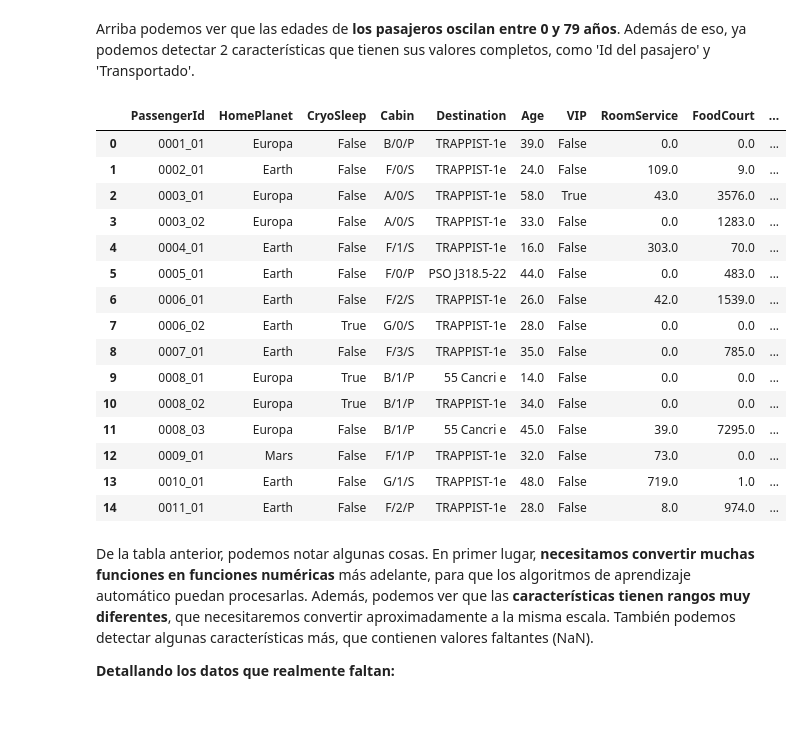
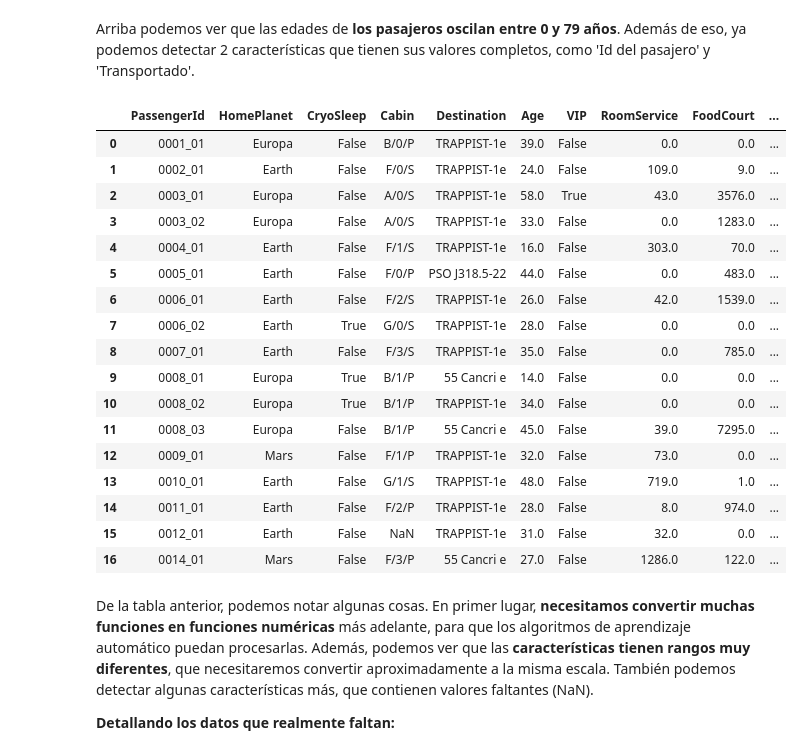
Before and after one commit to johnreyes96/modeling-and-simulation, a Jupyter notebook: src/main/python/SpaceshipTitanic.ipynb, the cells around one changed output. Saved outputs shown, nothing was run; the diff lists cells and outputs as text; code cells hidden in the pictures; blank space fills up the shorter version.

```diff
--- a/src/main/python/SpaceshipTitanic.ipynb
+++ b/src/main/python/SpaceshipTitanic.ipynb
@@ -102,24 +104,26 @@ train_df.describe()
 # %% [markdown]
 Arriba podemos ver que las edades de **los pasajeros oscilan entre 0 y 79 años**. Además de eso, ya podemos detectar 2 características que tienen sus valores completos, como 'Id del pasajero' y 'Transportado'.
 # %%
-train_df.head(15)
+train_df.head(17)
 # %% [output]
 |  | PassengerId | HomePlanet | CryoSleep | Cabin | Destination | Age | VIP | RoomService | FoodCourt | ... |
 | 0 | 0001_01 | Europa | False | B/0/P | TRAPPIST-1e | 39.0 | False | 0.0 | 0.0 | ... |
 | 1 | 0002_01 | Earth | False | F/0/S | TRAPPIST-1e | 24.0 | False | 109.0 | 9.0 | ... |
 | 2 | 0003_01 | Europa | False | A/0/S | TRAPPIST-1e | 58.0 | True | 43.0 | 3576.0 | ... |
 | 3 | 0003_02 | Europa | False | A/0/S | TRAPPIST-1e | 33.0 | False | 0.0 | 1283.0 | ... |
 | 4 | 0004_01 | Earth | False | F/1/S | TRAPPIST-1e | 16.0 | False | 303.0 | 70.0 | ... |
 | 5 | 0005_01 | Earth | False | F/0/P | PSO J318.5-22 | 44.0 | False | 0.0 | 483.0 | ... |
 | 6 | 0006_01 | Earth | False | F/2/S | TRAPPIST-1e | 26.0 | False | 42.0 | 1539.0 | ... |
 | 7 | 0006_02 | Earth | True | G/0/S | TRAPPIST-1e | 28.0 | False | 0.0 | 0.0 | ... |
 | 8 | 0007_01 | Earth | False | F/3/S | TRAPPIST-1e | 35.0 | False | 0.0 | 785.0 | ... |
 | 9 | 0008_01 | Europa | True | B/1/P | 55 Cancri e | 14.0 | False | 0.0 | 0.0 | ... |
 | 10 | 0008_02 | Europa | True | B/1/P | TRAPPIST-1e | 34.0 | False | 0.0 | 0.0 | ... |
 | 11 | 0008_03 | Europa | False | B/1/P | 55 Cancri e | 45.0 | False | 39.0 | 7295.0 | ... |
 | 12 | 0009_01 | Mars | False | F/1/P | TRAPPIST-1e | 32.0 | False | 73.0 | 0.0 | ... |
 | 13 | 0010_01 | Earth | False | G/1/S | TRAPPIST-1e | 48.0 | False | 719.0 | 1.0 | ... |
 | 14 | 0011_01 | Earth | False | F/2/P | TRAPPIST-1e | 28.0 | False | 8.0 | 974.0 | ... |
+| 15 | 0012_01 | Earth | False | NaN | TRAPPIST-1e | 31.0 | False | 32.0 | 0.0 | ... |
+| 16 | 0014_01 | Mars | False | F/3/P | 55 Cancri e | 27.0 | False | 1286.0 | 122.0 | ... |
 # %% [markdown]
 De la tabla anterior, podemos notar algunas cosas. En primer lugar, **necesitamos convertir muchas funciones en funciones numéricas** más adelante, para que los algoritmos de aprendizaje automático puedan procesarlas. Además, podemos ver que las **características tienen rangos muy diferentes**, que necesitaremos convertir aproximadamente a la misma escala. También podemos detectar algunas características más, que contienen valores faltantes (NaN).
 
```
Also changed, not shown: parts of 27 cells of this notebook.
